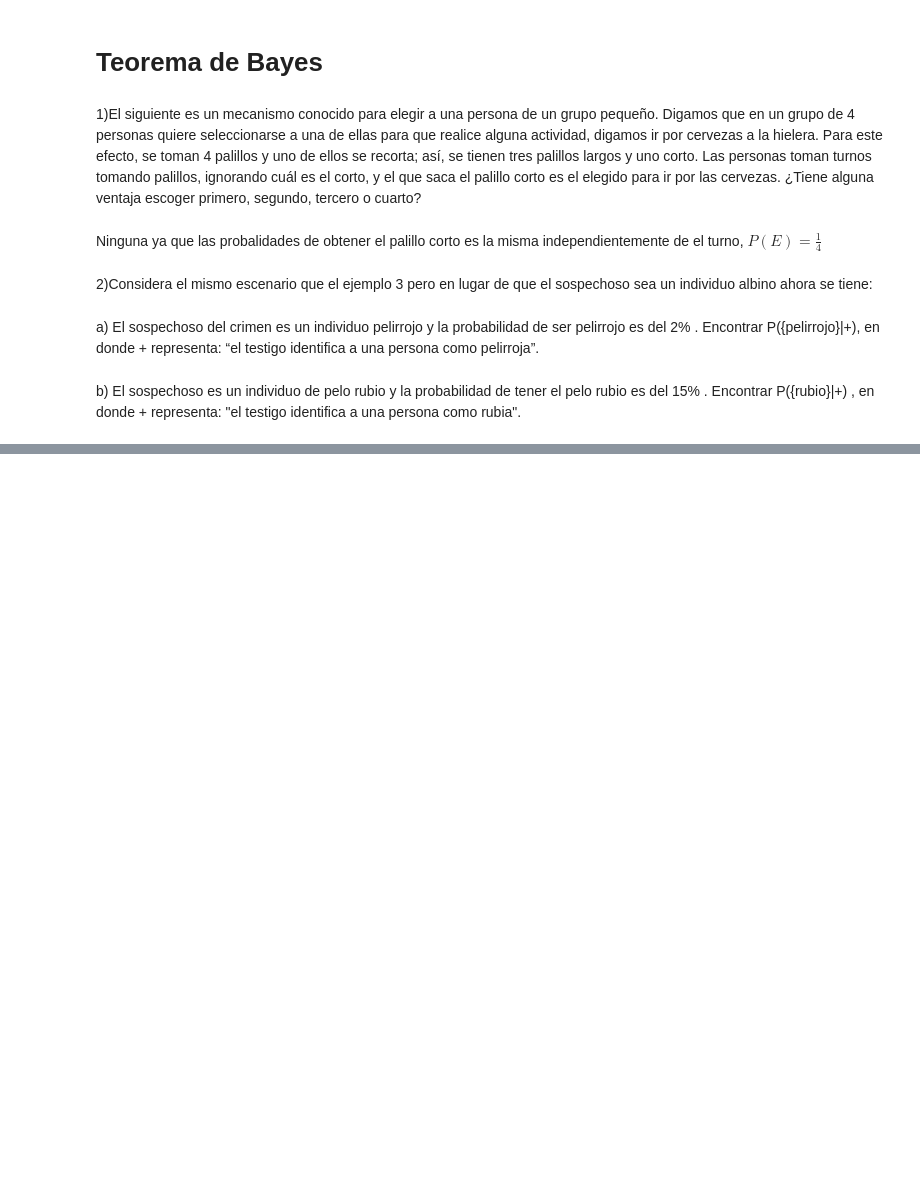
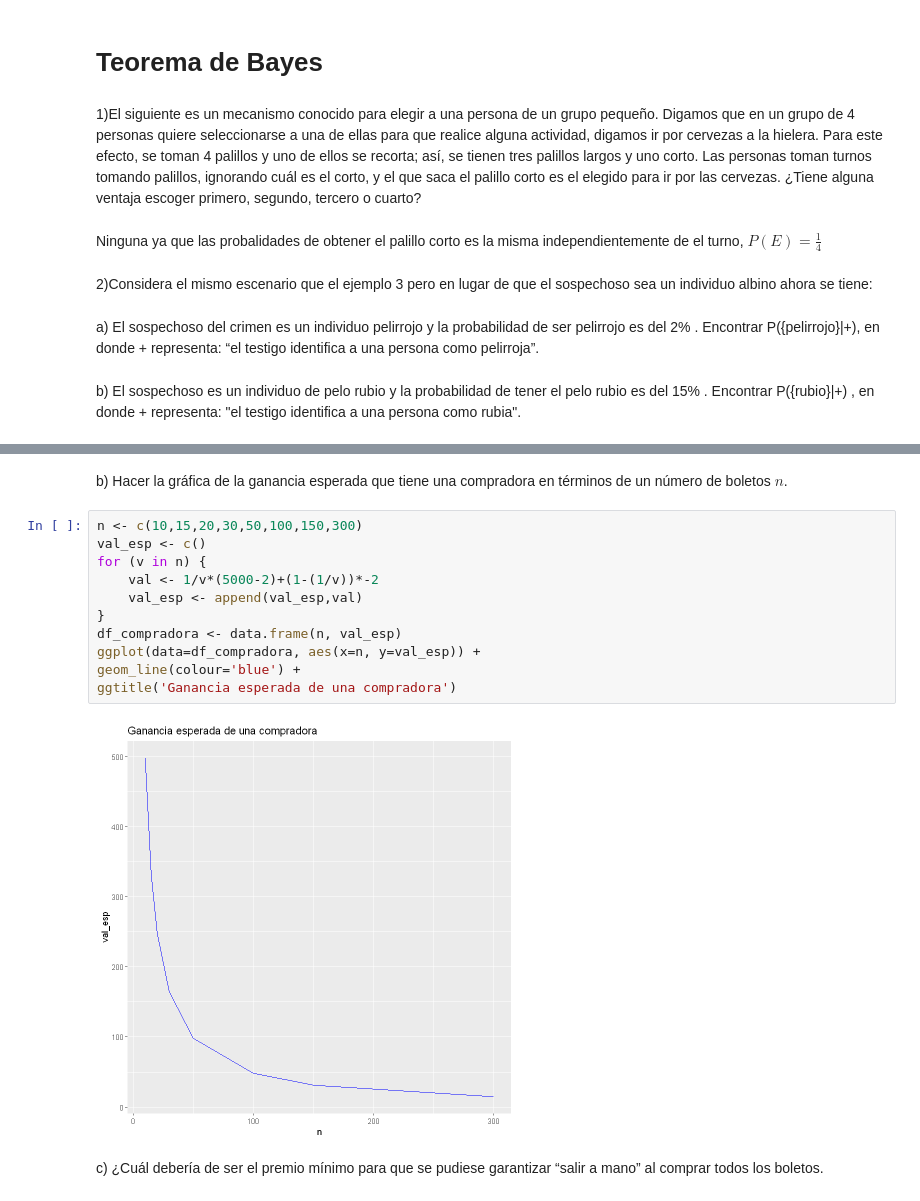
Before and after one commit to carlosgeovany/practicas_propedeutico, a Jupyter notebook: probabilidad_R.ipynb, the cells around one changed output, grey strips where cells are left out. Cells and saved outputs as stored; diff of their text form; blank space fills up the shorter version.

```diff
--- a/probabilidad_R.ipynb
+++ b/probabilidad_R.ipynb
@@ -345,0 +492,17 @@ b) El sospechoso es un individuo de pelo rubio y la probabilidad de tener el pel
+# %% [markdown]
+b) Hacer la gráfica de la ganancia esperada que tiene una compradora en términos de un número de boletos $n$.
+# %%
+n <- c(10,15,20,30,50,100,150,300)
+val_esp <- c()
+for (v in n) {
+    val <- 1/v*(5000-2)+(1-(1/v))*-2
+    val_esp <- append(val_esp,val)
+}
+df_compradora <- data.frame(n, val_esp)
+ggplot(data=df_compradora, aes(x=n, y=val_esp)) +
+geom_line(colour='blue') +
+ggtitle('Ganancia esperada de una compradora')
+# %% [output]
+[figure, added]
+# %% [markdown]
+c) ¿Cuál debería de ser el premio mínimo para que se pudiese garantizar “salir a mano” al comprar todos los boletos.
```
Also changed, not shown: parts of 32 cells of this notebook.
